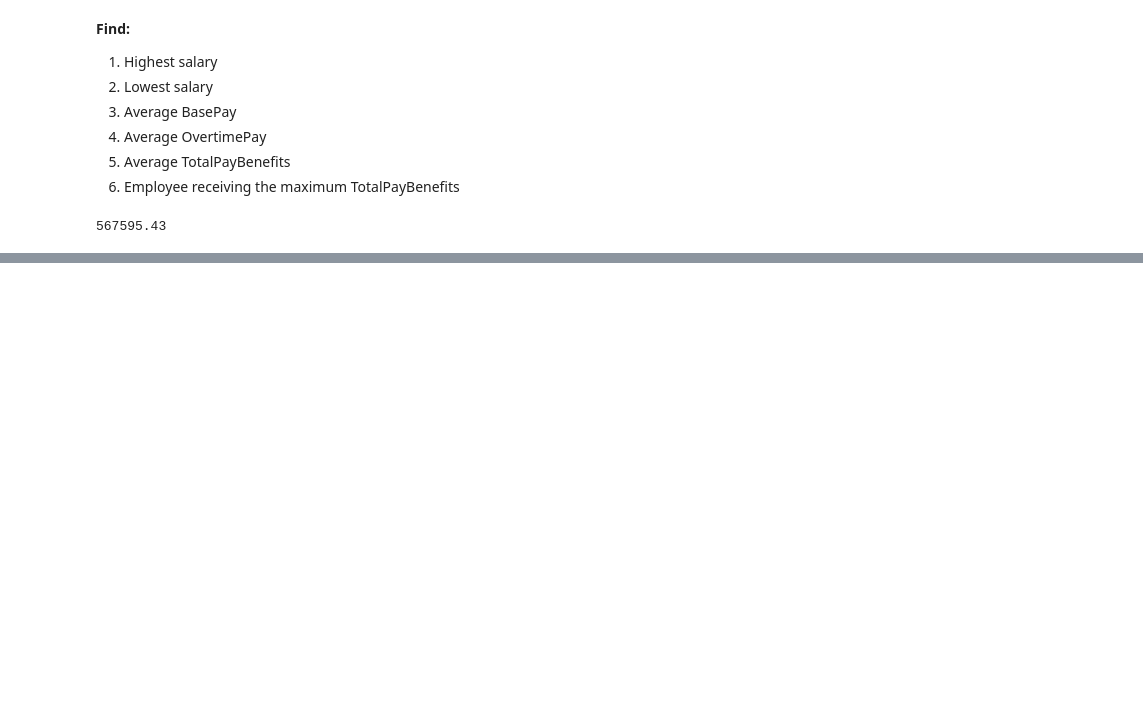
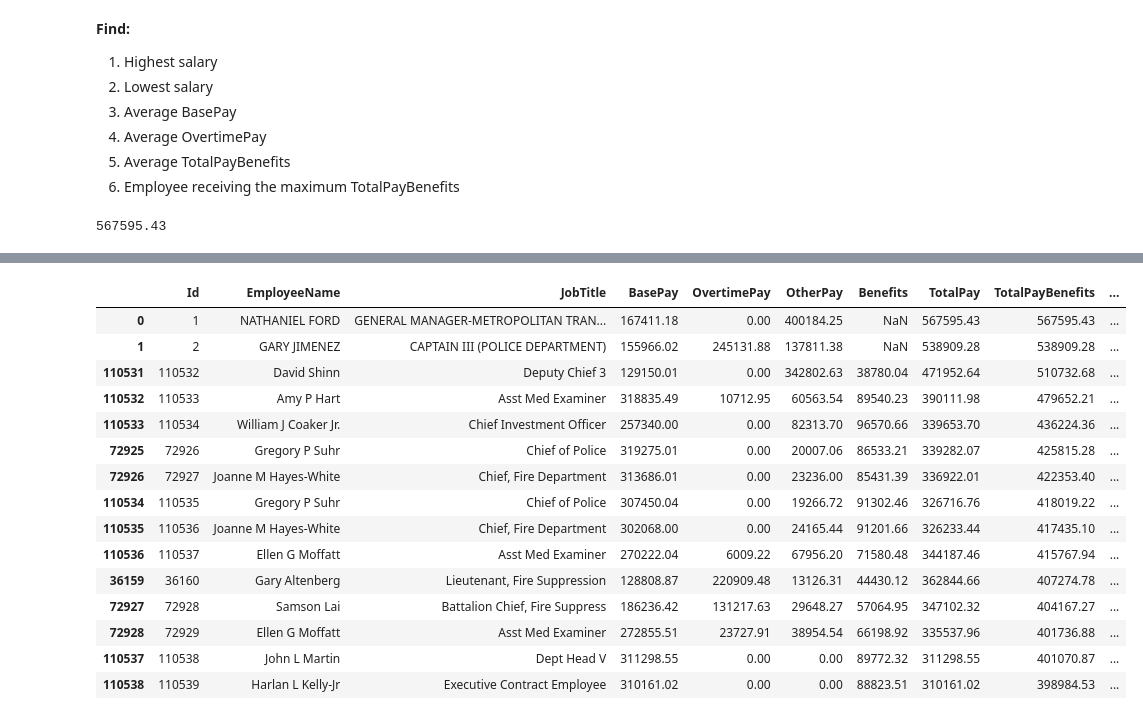
Before and after one commit to hemangikariya/ML-Lab-Assignments, a Jupyter notebook: Assignment-3/25MCA30048_Hemangi_PythonAssignment3.ipynb, the cells around one changed output, grey strips where cells are left out. Drawn from its saved outputs; the diff is of its cells as text; code cells hidden in the pictures; blank space fills up the shorter version.

```diff
--- a/Assignment-3/25MCA30048_Hemangi_PythonAssignment3.ipynb
+++ b/Assignment-3/25MCA30048_Hemangi_PythonAssignment3.ipynb
@@ -418,0 +426,4 @@ salary["TotalPayBenefits"].max()
+# %%
+# 3. Average BasePay
+salary["BasePay"]=pd.to_numeric(salary["BasePay"],errors="coerce")
+salary["BasePay"].mean()
@@ -418,0 +432,4 @@ salary["TotalPayBenefits"].max()
+# %%
+# 4. Average OvertimePay
+salary["OvertimePay"]=pd.to_numeric(salary["OvertimePay"],errors="coerce")
+salary["OvertimePay"].mean()
@@ -418,0 +438,4 @@ salary["TotalPayBenefits"].max()
+# %%
+# 5. Average TotalPayBenefits
+salary["TotalPayBenefits"]=pd.to_numeric(salary["TotalPayBenefits"],errors="coerce")
+salary["TotalPayBenefits"].mean()
@@ -418,0 +472,20 @@ salary["TotalPayBenefits"].max()
+# %%
+# 2. Top 15 Highest Paid Employees
+salary.sort_values(by="TotalPayBenefits",ascending=False).head(15)
+# %% [output]
+|  | Id | EmployeeName | JobTitle | BasePay | OvertimePay | OtherPay | Benefits | TotalPay | TotalPayBenefits | ... |
+| 0 | 1 | NATHANIEL FORD | GENERAL MANAGER-METROPOLITAN TRAN... | 167411.18 | 0.00 | 400184.25 | NaN | 567595.43 | 567595.43 | ... |
+| 1 | 2 | GARY JIMENEZ | CAPTAIN III (POLICE DEPARTMENT) | 155966.02 | 245131.88 | 137811.38 | NaN | 538909.28 | 538909.28 | ... |
+| 110531 | 110532 | David Shinn | Deputy Chief 3 | 129150.01 | 0.00 | 342802.63 | 38780.04 | 471952.64 | 510732.68 | ... |
+| 110532 | 110533 | Amy P Hart | Asst Med Examiner | 318835.49 | 10712.95 | 60563.54 | 89540.23 | 390111.98 | 479652.21 | ... |
+| 110533 | 110534 | William J Coaker Jr. | Chief Investment Officer | 257340.00 | 0.00 | 82313.70 | 96570.66 | 339653.70 | 436224.36 | ... |
+| 72925 | 72926 | Gregory P Suhr | Chief of Police | 319275.01 | 0.00 | 20007.06 | 86533.21 | 339282.07 | 425815.28 | ... |
+| 72926 | 72927 | Joanne M Hayes-White | Chief, Fire Department | 313686.01 | 0.00 | 23236.00 | 85431.39 | 336922.01 | 422353.40 | ... |
+| 110534 | 110535 | Gregory P Suhr | Chief of Police | 307450.04 | 0.00 | 19266.72 | 91302.46 | 326716.76 | 418019.22 | ... |
+| 110535 | 110536 | Joanne M Hayes-White | Chief, Fire Department | 302068.00 | 0.00 | 24165.44 | 91201.66 | 326233.44 | 417435.10 | ... |
+| 110536 | 110537 | Ellen G Moffatt | Asst Med Examiner | 270222.04 | 6009.22 | 67956.20 | 71580.48 | 344187.46 | 415767.94 | ... |
+| 36159 | 36160 | Gary Altenberg | Lieutenant, Fire Suppression | 128808.87 | 220909.48 | 13126.31 | 44430.12 | 362844.66 | 407274.78 | ... |
+| 72927 | 72928 | Samson Lai | Battalion Chief, Fire Suppress | 186236.42 | 131217.63 | 29648.27 | 57064.95 | 347102.32 | 404167.27 | ... |
+| 72928 | 72929 | Ellen G Moffatt | Asst Med Examiner | 272855.51 | 23727.91 | 38954.54 | 66198.92 | 335537.96 | 401736.88 | ... |
+| 110537 | 110538 | John L Martin | Dept Head V | 311298.55 | 0.00 | 0.00 | 89772.32 | 311298.55 | 401070.87 | ... |
+| 110538 | 110539 | Harlan L Kelly-Jr | Executive Contract Employee | 310161.02 | 0.00 | 0.00 | 88823.51 | 310161.02 | 398984.53 | ... |
```
Also changed, not shown: parts of 27 cells of this notebook.
